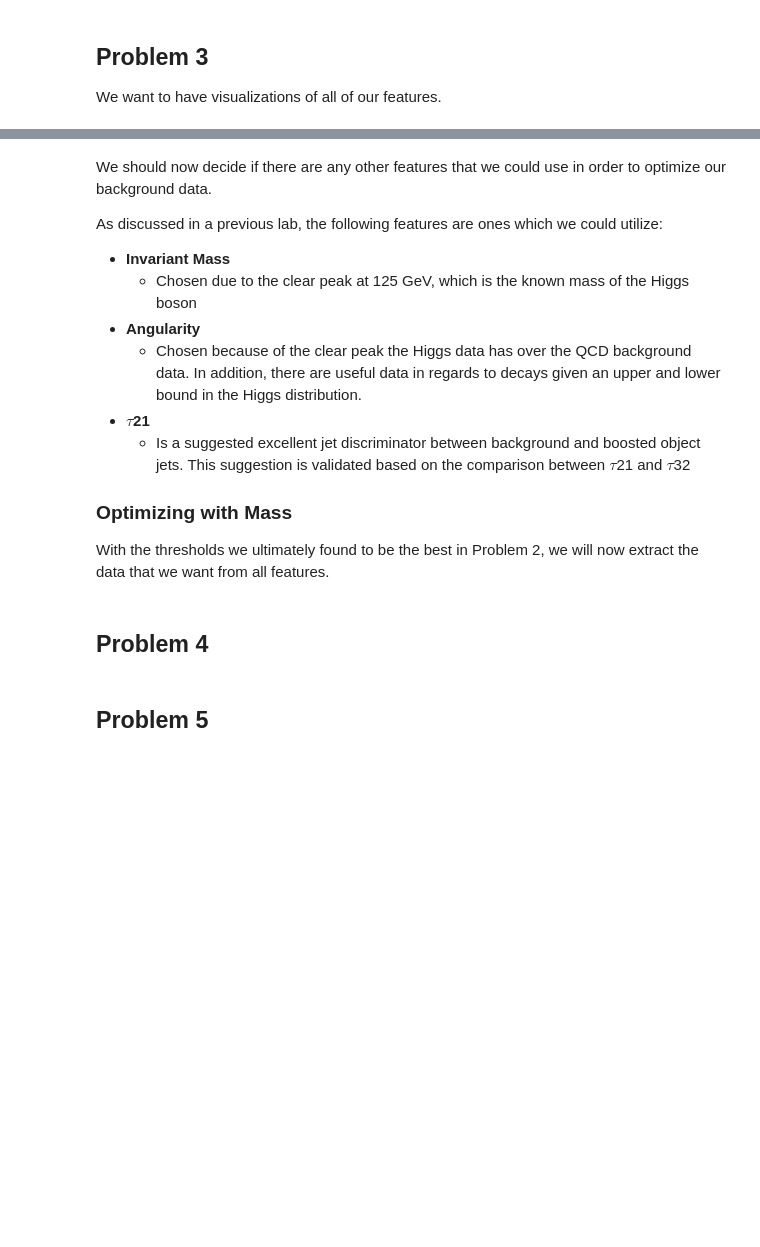
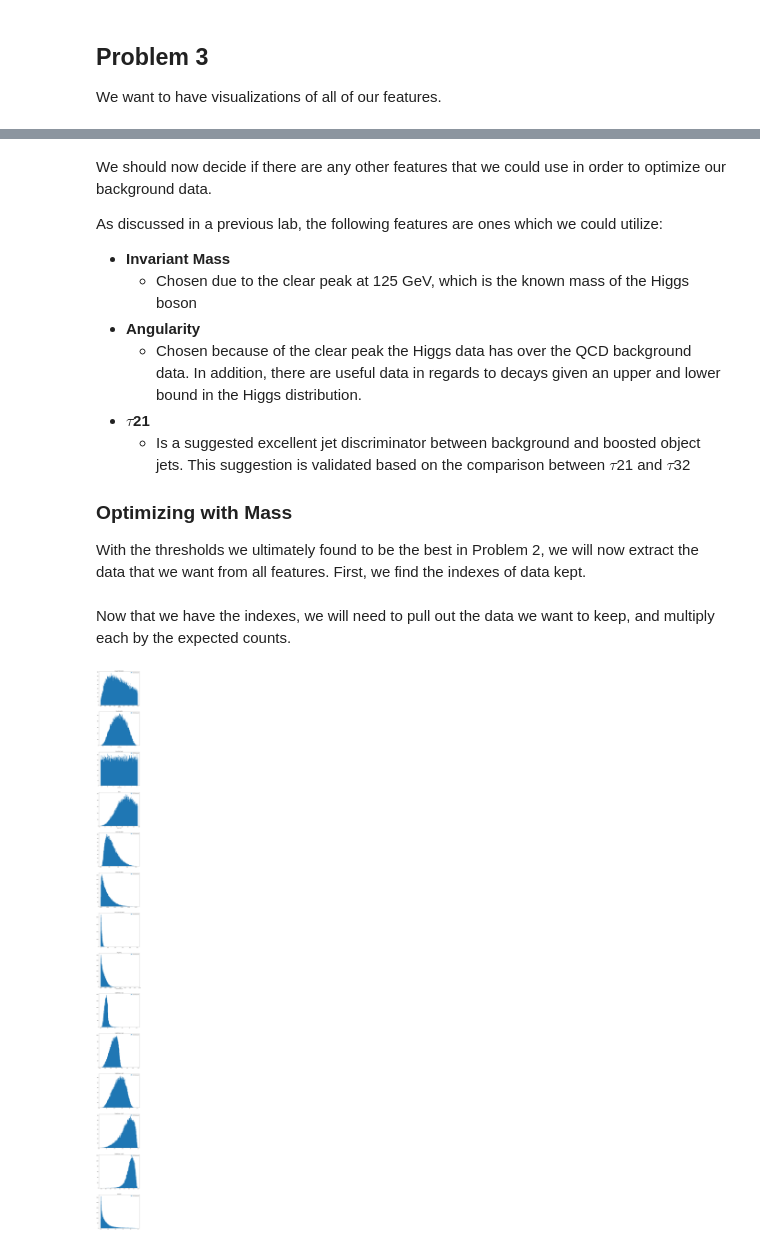
Before and after one commit to cseydlitz/phys434, a Jupyter notebook: FinalLab.ipynb, the cells around one changed output, grey strips where cells are left out. Drawn from its saved outputs; the diff is of its cells as text; code cells hidden in the pictures; blank space fills up the shorter version.

Commit message:
Incremental Upload
Finished 'Lab 7', less the "bonus" question. Intention to complete bonus question, but find it more important to finish 'Lab 8' before bonus material.

```diff
--- a/FinalLab.ipynb
+++ b/FinalLab.ipynb
@@ -394,0 +381,7 @@ print(higgscount3/np.sqrt(qcdCount3))
+# %%
+# Lists of high and low thresholds, respecitvely
+xlow = [min(round(higgs_qcd_stuff['MASS']['higgs_detail']['data'])),100,124]
+xhigh = [max(round(higgs_qcd_stuff['MASS']['higgs_detail']['data'])),150,128]
+
+for i in range(0,len(xlow)):
+    count_in_threshold(xlow[i], xhigh[i],'MASS')
@@ -432,8 +433,34 @@ As discussed in a previous lab, the following features are ones which we could u
     * Is a suggested excellent jet discriminator between background and boosted object jets. This suggestion is validated based on the comparison between $\tau$21 and $\tau$32
 
 ### Optimizing with Mass
-With the thresholds we ultimately found to be the best in Problem 2, we will now extract the data that we want from all features.
+With the thresholds we ultimately found to be the best in Problem 2, we will now extract the data that we want from all features. First, we find the indexes of data kept.
-# %% [markdown]
-## Problem 4
-# %% [markdown]
-## Problem 5
+# %%
+# Get the indexes of the values we want to retain using the method select_indexes
+qcd_feature = higgs_qcd_stuff['MASS']['qcd_detail']['data']
+qcd_mass_indexes = select_indexes(23,155,qcd_feature)
+
+h_feature = higgs_qcd_stuff['MASS']['higgs_detail']['data']
+h_mass_indexes = select_indexes(23,155,h_feature)
+# %% [markdown]
+Now that we have the indexes, we will need to pull out the data we want to keep, and multiply each by the expected counts.
+# %%
+fig,ax=plt.subplots(14, 1, figsize=(10,140))
+
+for i in range(len(features_list)):
+    qcd_optimized_mass = []
+    for ind in qcd_mass_indexes:
+        qcd_optimized_mass.append((higgs_qcd_stuff.get(features_list[i]).get('qcd_detail').get('data',""))[ind])
+
+    # Creating a histogram of QCD data
+    ax[i].hist(
+        qcd_optimized_mass,
+        200,
+        label=higgs_qcd_stuff.get(features_list[i]).get('qcd_detail').get('legend_label',''))
+    # Setting graph details that are not sensitive to data source
+    ax[i].set_title(higgs_qcd_stuff.get(features_list[i]).get('title',''))
+    ax[i].set_xlabel(higgs_qcd_stuff.get(features_list[i]).get('xlabel',''))
+    ax[i].legend(loc='upper right')
+
+plt.show()
+# %% [output]
+[figure, added]
```
Also changed, not shown: parts of 20 cells of this notebook, 2 other files.
